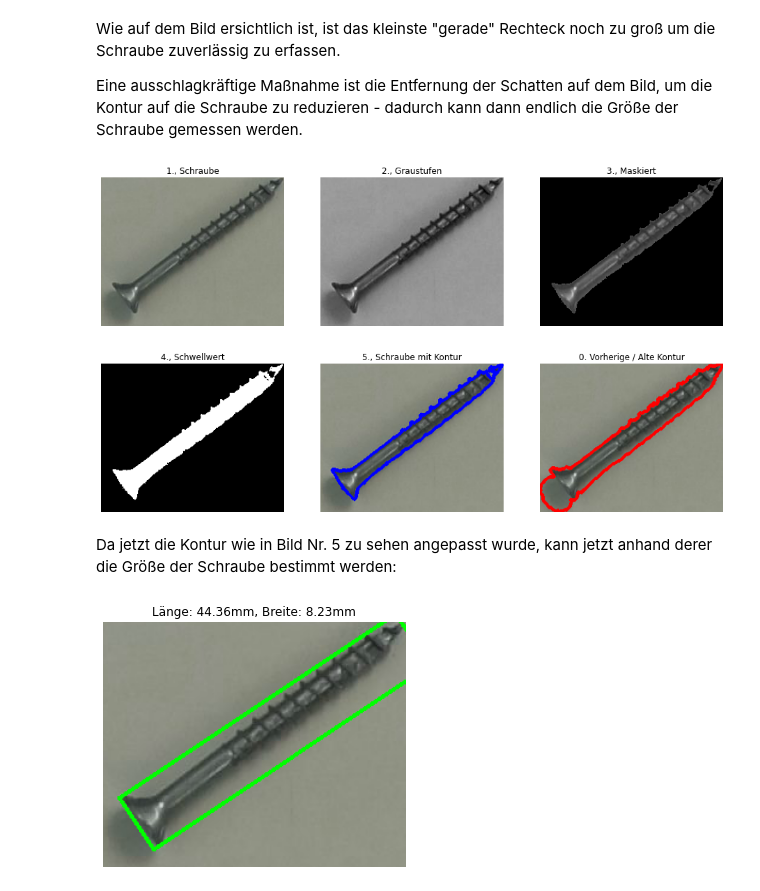
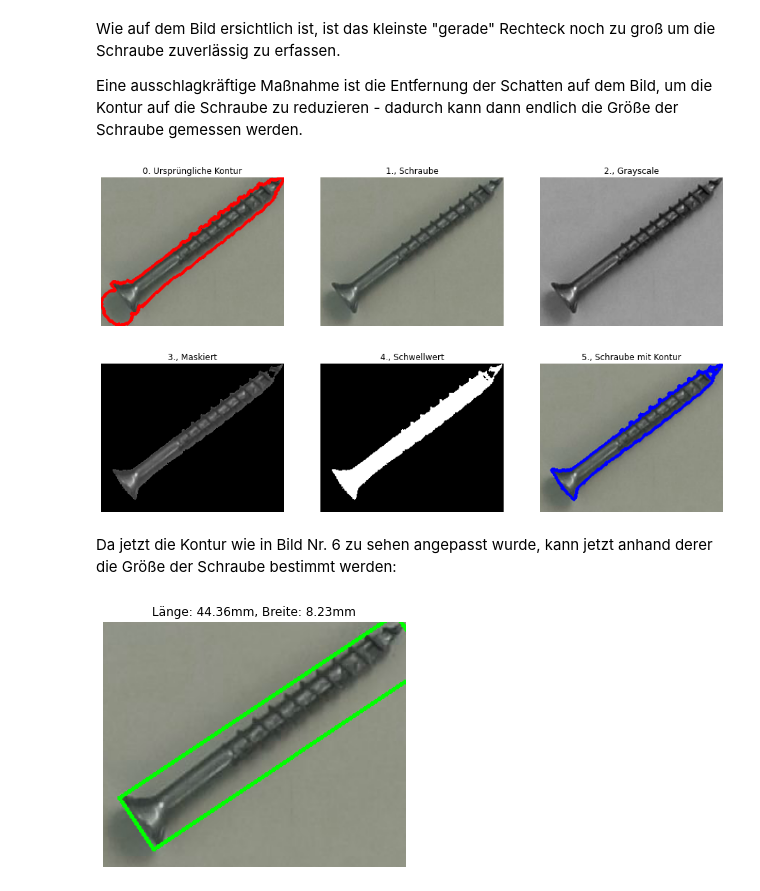
Before and after one commit to Johannes-Walter/Schraubenzeugs, a Jupyter notebook: Schraubenerkenner.ipynb, the cells around one changed output. Drawn from its saved outputs; the diff is of its cells as text; code cells hidden in the pictures.

```diff
--- a/Schraubenerkenner.ipynb
+++ b/Schraubenerkenner.ipynb
@@ -132,3 +120,16 @@ coin_index = ratios.index(smallest)
+# %%
+ratios = list()
+for contour in contours_reduced:
+    rect = cv2.minAreaRect(contour)
+
+    sizes = rect[1]
+    # Die kürzere länge durch die Längere Teilen, damit ist das AR zwischen 0 und 1
+    aspect_ratio = min(sizes) / max(sizes)
+    ratios.append(aspect_ratio)
+
+# Das größte AR ist am nächsten an 1, der selben länge beider Kanten.
+biggest = max(ratios)
+coin_index = ratios.index(biggest)
 # %%
 contours_screws = contours_reduced.copy()
 
@@ -241,48 +242,48 @@ for image in images_threshold:
             screw_contours.remove(contour)
 
     images_contours.append(screw_contours)
 
 
 
 
 image = images_screws[0].copy()
 contour = images_contours[0].copy()
 cv2.drawContours(image, contour, -1, (0, 0, 255), 3, lineType=cv2.FILLED)
 
 
 
 fig, axs = plt.subplots(2, 3, figsize=(16, 9))
 
 index = 0
-axs[0, 0].imshow(images_screws[index])
-axs[0, 0].set_title("1., Schraube")
+axs[0, 0].imshow(old_contour)
+axs[0, 0].set_title("0. Ursprüngliche Kontur")
 axs[0, 0].axis("off")
 
-axs[0, 1].imshow(images_gray[index], cmap="gray")
-axs[0, 1].set_title("2., Graustufen")
+axs[0, 1].imshow(images_screws[index])
+axs[0, 1].set_title("1., Schraube")
 axs[0, 1].axis("off")
 
-axs[0, 2].imshow(images_masked[index])
-axs[0, 2].set_title("3., Maskiert")
+axs[0, 2].imshow(images_gray[index], cmap="gray")
+axs[0, 2].set_title("2., Grayscale")
 axs[0, 2].axis("off")
 
-axs[1, 0].imshow(images_threshold[index], cmap="gray")
-axs[1, 0].set_title("4., Schwellwert")
+axs[1, 0].imshow(images_masked[index])
+axs[1, 0].set_title("3., Maskiert")
 axs[1, 0].axis("off")
 
-axs[1, 1].imshow(image)
-axs[1, 1].set_title("5., Schraube mit Kontur")
+axs[1, 1].imshow(images_threshold[index], cmap="gray")
+axs[1, 1].set_title("4., Schwellwert")
 axs[1, 1].axis("off")
 
-axs[1, 2].imshow(old_contour)
-axs[1, 2].set_title("0. Vorherige / Alte Kontur")
+axs[1, 2].imshow(image)
+axs[1, 2].set_title("5., Schraube mit Kontur")
 axs[1, 2].axis("off")
 
 None
 # %% [output]
-[figure, old version]
+[figure, new version]
 # %% [markdown]
-Da jetzt die Kontur wie in Bild Nr. 5 zu sehen angepasst wurde, kann jetzt anhand derer die Größe der Schraube bestimmt werden:
+Da jetzt die Kontur wie in Bild Nr. 6 zu sehen angepasst wurde, kann jetzt anhand derer die Größe der Schraube bestimmt werden:
 # %%
 fig, axs = plt.subplots(len(images_contours), figsize=(8, 4.5*len(images_contours)), squeeze=False)
 
```
Also changed, not shown: parts of 6 cells of this notebook.
